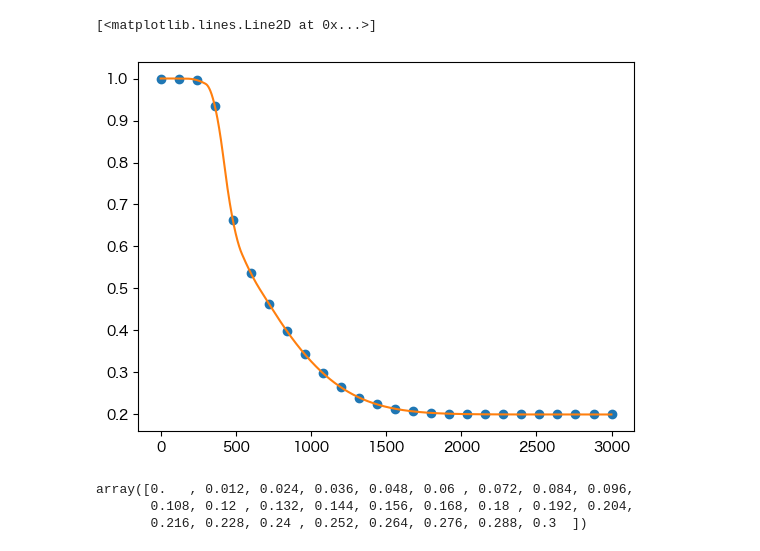
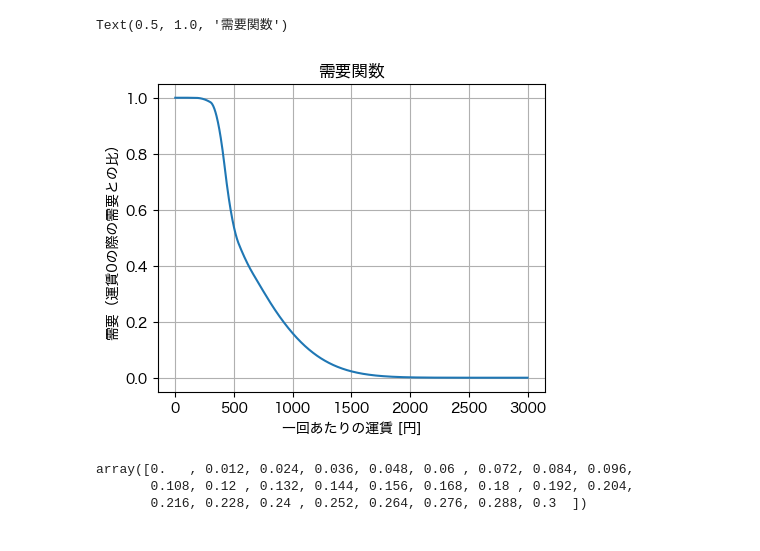
Before and after one commit to joybj98/Workshop-simulater, a Jupyter notebook: demand_function.ipynb, the cells around one changed output. Cells and saved outputs as stored; diff of their text form; code cells hidden in the pictures.

```diff
--- a/demand_function.ipynb
+++ b/demand_function.ipynb
@@ -50,16 +61,18 @@ def demand_function(fare, need):
-# %%
-d = []
-ff = list(range(0, 3001, 120))
-for f in ff:
-    d.append(demand_function(f, 1))
-inp = interpolate.interp1d(ff, d, kind='quadratic')
-ffnew = list(range(0,3000))
-ynew = inp(ffnew)
-plt.plot(ff,d, 'o')
-plt.plot(ffnew,ynew, '-')
-# %% [output]
-[<matplotlib.lines.Line2D at 0x...>]
-[figure, removed]
+# %%
+demand_function = get_interpolated_demand_fuction()
+d = []
+ff = np.linspace(0,0.3,1000)
+for f in ff:
+    d.append(demand_function(f))
+plt.figure(figsize=(5,4))
+plt.plot(ff*10000,d)
+plt.grid()
+plt.xlabel('一回あたりの運賃 [円]')
+plt.ylabel('需要（運賃0の際の需要との比）')
+plt.title('需要関数')
+# %% [output]
+Text(0.5, 1.0, '需要関数')
+[figure, added]
 # %%
 np.arange(0,0.3001,0.012)
 # %% [output]
```
Also changed, not shown: parts of 2 cells of this notebook, 9 other files.
